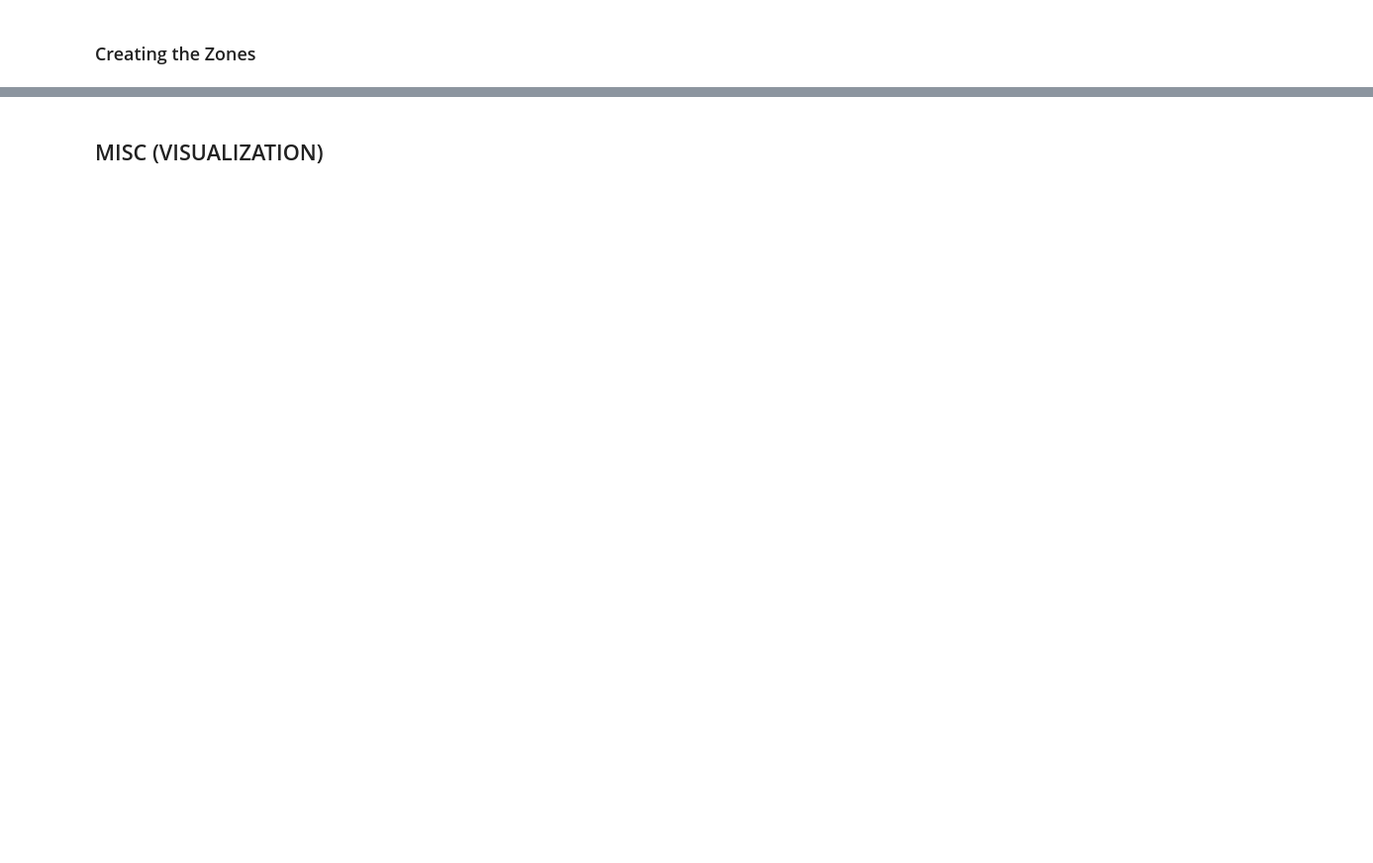
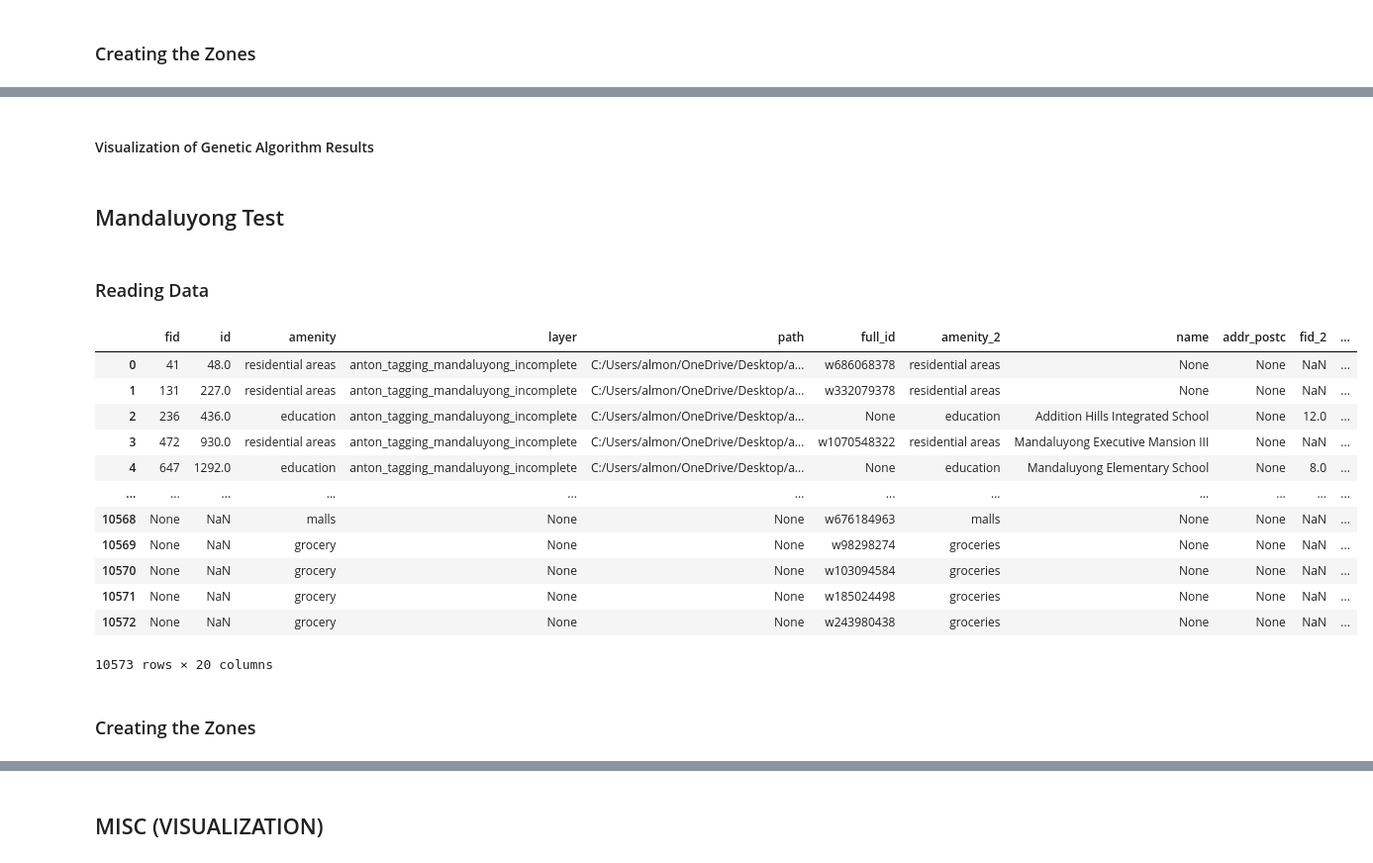
Before and after one commit to jacob-villa/optimize-jeepney-routes-genetic-algorithm, a Jupyter notebook: manila-amenities.ipynb, the cells around one changed output, grey strips where cells are left out. Shown at 99% size. Saved outputs shown, nothing was run; the diff lists cells and outputs as text; code cells hidden in the pictures; blank space fills up the shorter version.

```diff
--- a/manila-amenities.ipynb
+++ b/manila-amenities.ipynb
@@ -2768,0 +3113,2 @@ export_networks(combined_graph_Manila, path)
+# %% [markdown]
+#### Visualization of Genetic Algorithm Results
@@ -2768,0 +3131,26 @@ export_networks(combined_graph_Manila, path)
+# %% [markdown]
+## Mandaluyong Test
+# %% [markdown]
+### Reading Data
+# %%
+# READING DATA (All Amenities in Mandaluyong)
+Mandaluyong_amenities_points_gdf = gpd.read_file('./City Data/Mandaluyong City/Mandaluyong_point.geojson', crs='epsg:3123')
+Mandaluyong_amenities_polygons_gdf = gpd.read_file('././City Data/Mandaluyong City/Mandaluyong_polygon.geojson', crs='epsg:3123')
+
+Mandaluyong_amenities_polygons_gdf['amenity_points'] = None
+# %%
+Mandaluyong_amenities_polygons_gdf
+# %% [output]
+|  | fid | id | amenity | layer | path | full_id | amenity_2 | name | addr_postc | fid_2 | ... |
+| 0 | 41 | 48.0 | residential areas | anton_tagging_mandaluyong_incomplete | C:/Users/almon/OneDrive/Desktop/a... | w686068378 | residential areas | None | None | NaN | ... |
+| 1 | 131 | 227.0 | residential areas | anton_tagging_mandaluyong_incomplete | C:/Users/almon/OneDrive/Desktop/a... | w332079378 | residential areas | None | None | NaN | ... |
+| 2 | 236 | 436.0 | education | anton_tagging_mandaluyong_incomplete | C:/Users/almon/OneDrive/Desktop/a... | None | education | Addition Hills Integrated School | None | 12.0 | ... |
+| 3 | 472 | 930.0 | residential areas | anton_tagging_mandaluyong_incomplete | C:/Users/almon/OneDrive/Desktop/a... | w1070548322 | residential areas | Mandaluyong Executive Mansion III | None | NaN | ... |
+| 4 | 647 | 1292.0 | education | anton_tagging_mandaluyong_incomplete | C:/Users/almon/OneDrive/Desktop/a... | None | education | Mandaluyong Elementary School | None | 8.0 | ... |
+| ... | ... | ... | ... | ... | ... | ... | ... | ... | ... | ... | ... |
+| 10568 | None | NaN | malls | None | None | w676184963 | malls | None | None | NaN | ... |
+| 10569 | None | NaN | grocery | None | None | w98298274 | groceries | None | None | NaN | ... |
+| 10570 | None | NaN | grocery | None | None | w103094584 | groceries | None | None | NaN | ... |
+| 10571 | None | NaN | grocery | None | None | w185024498 | groceries | None | None | NaN | ... |
+| 10572 | None | NaN | grocery | None | None | w243980438 | groceries | None | None | NaN | ... |
+10573 rows × 20 columns
@@ -2768,0 +3174,2 @@ export_networks(combined_graph_Manila, path)
+# %% [markdown]
+### Creating the Zones
```
Also changed, not shown: parts of 83 cells of this notebook, 11 other files.
